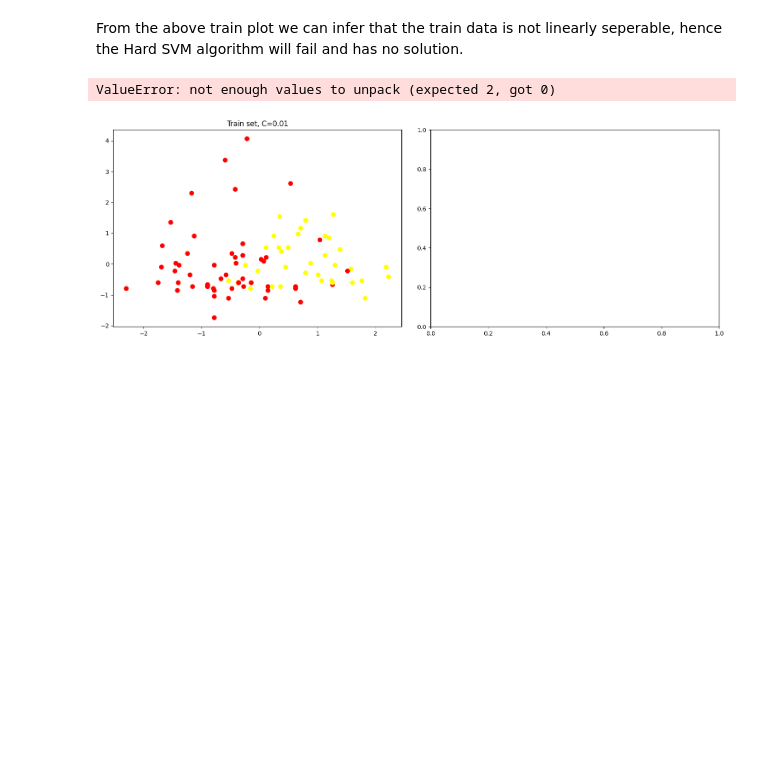
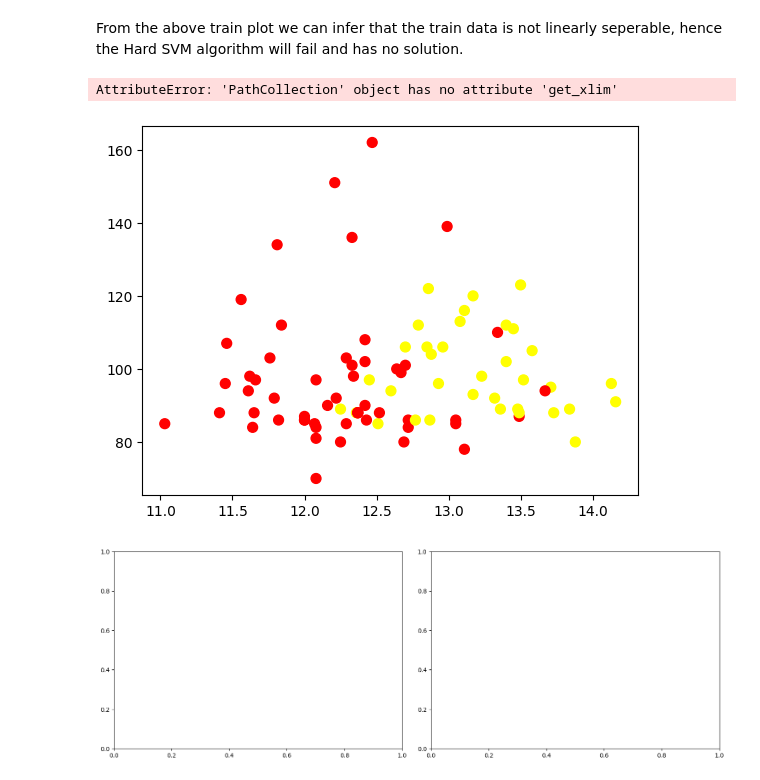
Before and after one commit to AmitShirazi1/ML_hw2, a Jupyter notebook: q1.ipynb, the cells around one changed output. Drawn from its saved outputs; the diff is of its cells as text; code cells hidden in the pictures; blank space fills up the shorter version.

Commit message:
no success in plotting the SVC model

```diff
--- a/q1.ipynb
+++ b/q1.ipynb
@@ -46,12 +46,12 @@ def plot_svc_decision_function(model, ax=None, plot_support=True):
     """Plot the decision function for a 2D SVC"""
     if ax is None:
         ax = plt.gca()
-    # xlim = ax.get_xlim()
-    # ylim = ax.get_ylim()
+    xlim = ax.get_xlim()
+    ylim = ax.get_ylim()
 
     # create grid to evaluate model
-    # x = np.linspace(xlim[0], xlim[1], 30)
-    # y = np.linspace(ylim[0], ylim[1], 30)
+    x = np.linspace(xlim[0], xlim[1], 30)
+    y = np.linspace(ylim[0], ylim[1], 30)
     Y, X = np.meshgrid(y, x)
     xy = np.vstack([X.ravel(), Y.ravel()]).T
     P = model.decision_function(xy).reshape(X.shape)
@@ -66,34 +66,41 @@ def plot_svc_decision_function(model, ax=None, plot_support=True):
         ax.scatter(model.support_vectors_[:, 0],
                    model.support_vectors_[:, 1],
                    s=50, linewidth=1, facecolors='none', edgecolor='black');
-    # ax.set_xlim(xlim)
-    # ax.set_ylim(ylim)
+    ax.set_xlim(xlim)
+    ax.set_ylim(ylim)
 # %%
 from sklearn.svm import SVC
 from sklearn.preprocessing import StandardScaler
 
+# TODO: doesn't work well
+x_train = np.array((train_df[['alcohol', 'magnesium']].values.tolist()))
+plt.scatter(x_train[:, 0], x_train[:, 1], c=train_df['target'], s=50, cmap='autumn')
 for c in [0.01, 0.05, 0.1]:
     fig, ax = plt.subplots(1, 2, figsize=(16, 6))
     fig.subplots_adjust(left=0.0625, right=0.95, wspace=0.1)
 
     model = SVC(kernel='linear', C=c)
     scaler = StandardScaler()
-    x_train = scaler.fit_transform(train_df[['alcohol', 'magnesium']])
+    #x_train = np.array((train_df[['alcohol', 'magnesium']].values.tolist()))
+# plt.scatter(x_train[:, 0], x_train[:, 1], c=train_df['target'], s=50, cmap='autumn')
+    x_train= scaler.fit_transform(x_train)
+    #x_train = np.array(scaler.fit_transform(train_df[['alcohol', 'magnesium']], y_train))
     x_val = scaler.transform(val_df[['alcohol', 'magnesium']])
-    y_train = train_df['target']
+    y_train = np.array(train_df['target'].values.tolist())
 
     model.fit(x_train, y_train)
-    y_pred = SVC.predict(model, x_val)
+    y_pred = model.predict(x_val)
 
-    ax[0].scatter(x_train[:, 0], x_train[:, 1], c=y_train, s=50, cmap='autumn')
-    ax[0].set_title('Train set, C=' + str(c))
-    plot_svc_decision_function(model, ax[0])
+#  ax[0].scatter(x_train[:, 0], x_train[:, 1], c=y_train, s=50, cmap='autumn')
+# ax[0].set_title('Train set, C=' + str(c))
+    plot_svc_decision_function(model)
 
-    ax[1].scatter(x_val[:, 0], x_val[:, 1], c=y_pred, s=50, cmap='autumn')
-    ax[1].set_title('Validation set, C=' + str(c))
+# ax[1].scatter(x_val[:, 0], x_val[:, 1], c=y_pred, s=50, cmap='autumn')
+    #ax[1].set_title('Validation set, C=' + str(c))
     plot_svc_decision_function(model, ax[1])
 
-    print('C:', c, 'Score:', model.score(val_df[['alcohol', 'magnesium']], y_pred))
+    print('C:', c, 'Score:', model.score(val_df[['alcohol', 'magnesium']], val_df['target']))
 # %% [output]
-ValueError: not enough values to unpack (expected 2, got 0)
+AttributeError: 'PathCollection' object has no attribute 'get_xlim'
-[figure, old version]
+[figure, new version]
+[figure, added]
```
